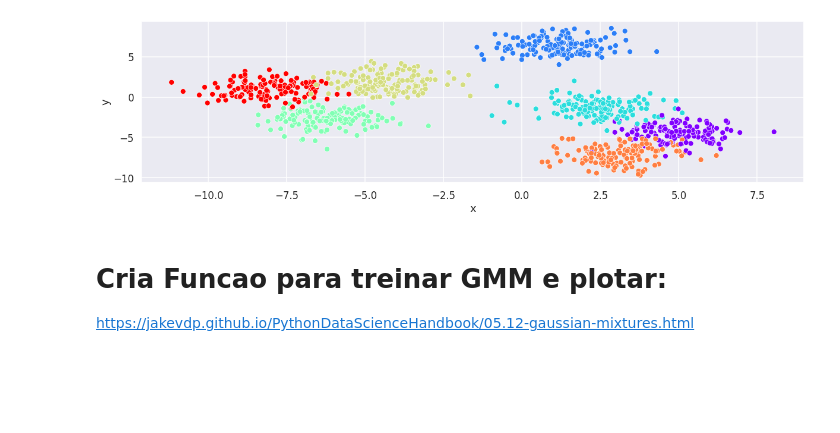
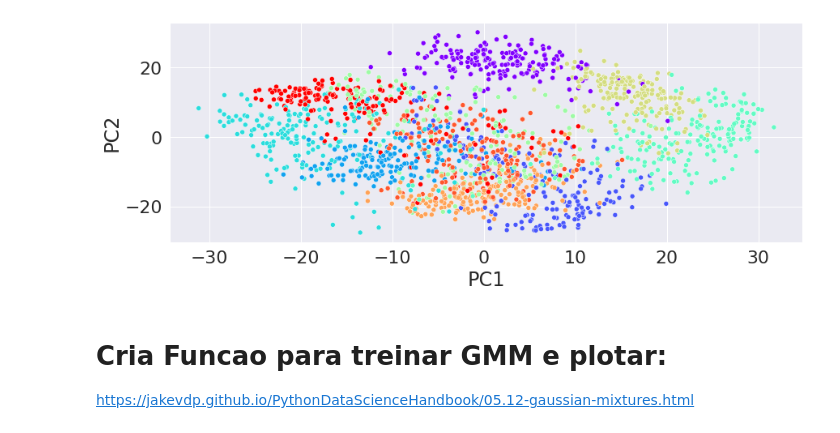
Before and after one commit to leandroleao2k/ImageML, a Jupyter notebook: PCA Reducao Dimensionalidade.ipynb, the cells around one changed output. Cells and saved outputs as stored; diff of their text form; code cells hidden in the pictures; blank space fills up the shorter version.

```diff
--- a/PCA Reducao Dimensionalidade.ipynb
+++ b/PCA Reducao Dimensionalidade.ipynb
@@ -35,0 +46,5 @@ df.head()
+# %%
+pca = PCA(n_components=8)
+df_train = digits.data
+pcaf = pca.fit(df_train)
+print(pca.components_.shape)
@@ -35,0 +56,14 @@ df.head()
+# %%
+pc_lables = []
+for i in range(pca.components_.shape[0]):
+  pc_lables.append('PC{}'.format(i+1))
+print(pc_lables)
+
+plt.rcParams['figure.figsize'] = (14,5)
+df = {
+    'variance' : pca.explained_variance_ratio_,
+    'principal_components' : pc_lables
+}
+
+sns.set(font_scale=2)
+sns.barplot(x='principal_components', y='variance', data=df)
@@ -35,0 +74,4 @@ df.head()
+# %%
+df_transformed = pca.fit_transform(df_train)
+df_transformed = pd.DataFrame(df_transformed, columns=pc_lables)
+df_transformed.head()
@@ -36,7 +85,9 @@ df.head()
 # %%
-_ = sns.scatterplot(x='x', y='y', data=df, hue='label', palette='rainbow', legend=False)
+df = pd.DataFrame(df_transformed, columns=['PC1','PC2'])
+df['label'] = digits.target
+_ = sns.scatterplot(x='PC1', y='PC2', data=df, hue='label', palette='rainbow', legend=False)
 # %% [output]
-[figure, old version]
+[figure, new version]
 # %% [markdown]
 # Cria Funcao para treinar GMM e plotar:
 https://jakevdp.github.io/PythonDataScienceHandbook/05.12-gaussian-mixtures.html
```
Also changed, not shown: parts of 15 cells of this notebook.
